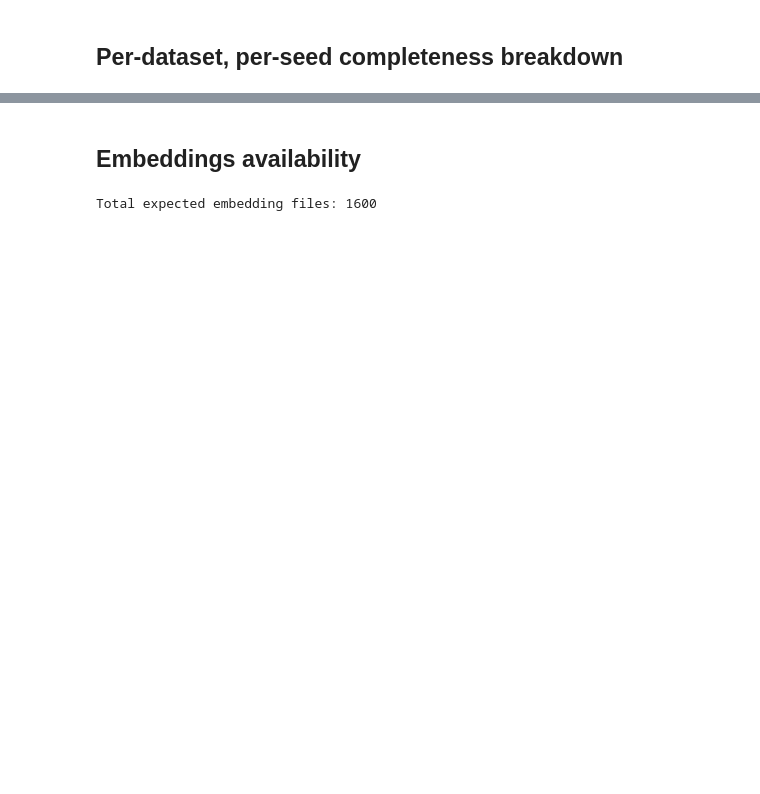
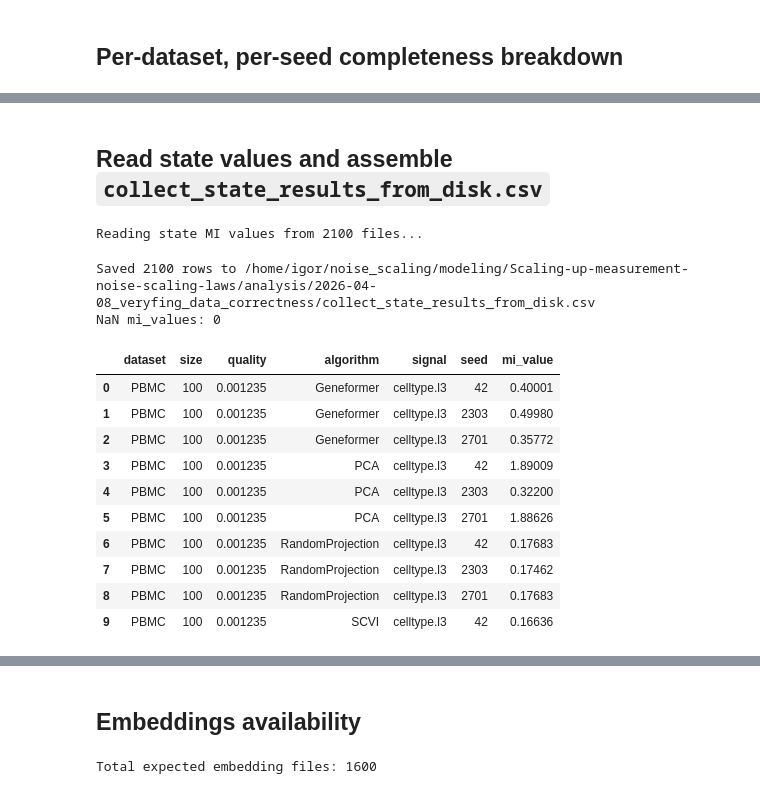
Before and after one commit to igor-sadalski/Scaling-up-measurement-noise-scaling-laws, a Jupyter notebook: analysis/2026-04-08_veryfing_data_correctness/collect_mi_results_from_disk.ipynb, the cells around one changed output, grey strips where cells are left out. Saved outputs shown, nothing was run; the diff lists cells and outputs as text; code cells hidden in the pictures; blank space fills up the shorter version.

```diff
--- a/analysis/2026-04-08_veryfing_data_correctness/collect_mi_results_from_disk.ipynb
+++ b/analysis/2026-04-08_veryfing_data_correctness/collect_mi_results_from_disk.ipynb
@@ -249,0 +296,35 @@ for ds, cfg in EXPECTED.items():
+# %% [markdown]
+## Read state values and assemble `collect_state_results_from_disk.csv`
+# %%
+df_state_found = df_state_expected[df_state_expected['exists']].copy()
+
+print(f'Reading state MI values from {len(df_state_found)} files...')
+with ThreadPoolExecutor(max_workers=128) as pool:
+    state_mi_values = list(tqdm(pool.map(_read_mi, df_state_found['path']), total=len(df_state_found), desc='Reading state MI'))
+
+df_state_found['mi_value'] = state_mi_values
+
+# Save
+out_cols = ['dataset', 'size', 'quality', 'algorithm', 'signal', 'seed', 'mi_value']
+df_state_results = df_state_found[out_cols].sort_values(out_cols[:-1]).reset_index(drop=True)
+
+STATE_OUT_PATH = Path('/home/igor/noise_scaling/modeling/Scaling-up-measurement-noise-scaling-laws/analysis/2026-04-08_veryfing_data_correctness/collect_state_results_from_disk.csv')
+df_state_results.to_csv(STATE_OUT_PATH, index=False)
+print(f'Saved {len(df_state_results)} rows to {STATE_OUT_PATH}')
+print(f'NaN mi_values: {df_state_results["mi_value"].isna().sum()}')
+df_state_results.head(10)
+# %% [output]
+Reading state MI values from 2100 files...
+Saved 2100 rows to /home/igor/noise_scaling/modeling/Scaling-up-measurement-noise-scaling-laws/analysis/2026-04-08_veryfing_data_correctness/collect_state_results_from_disk.csv
+NaN mi_values: 0
+|  | dataset | size | quality | algorithm | signal | seed | mi_value |
+| 0 | PBMC | 100 | 0.001235 | Geneformer | celltype.l3 | 42 | 0.40001 |
+| 1 | PBMC | 100 | 0.001235 | Geneformer | celltype.l3 | 2303 | 0.49980 |
+| 2 | PBMC | 100 | 0.001235 | Geneformer | celltype.l3 | 2701 | 0.35772 |
+| 3 | PBMC | 100 | 0.001235 | PCA | celltype.l3 | 42 | 1.89009 |
+| 4 | PBMC | 100 | 0.001235 | PCA | celltype.l3 | 2303 | 0.32200 |
+| 5 | PBMC | 100 | 0.001235 | PCA | celltype.l3 | 2701 | 1.88626 |
+| 6 | PBMC | 100 | 0.001235 | RandomProjection | celltype.l3 | 42 | 0.17683 |
+| 7 | PBMC | 100 | 0.001235 | RandomProjection | celltype.l3 | 2303 | 0.17462 |
+| 8 | PBMC | 100 | 0.001235 | RandomProjection | celltype.l3 | 2701 | 0.17683 |
+| 9 | PBMC | 100 | 0.001235 | SCVI | celltype.l3 | 42 | 0.16636 |
```
Also changed, not shown: parts of 13 cells of this notebook, 9 other files.
